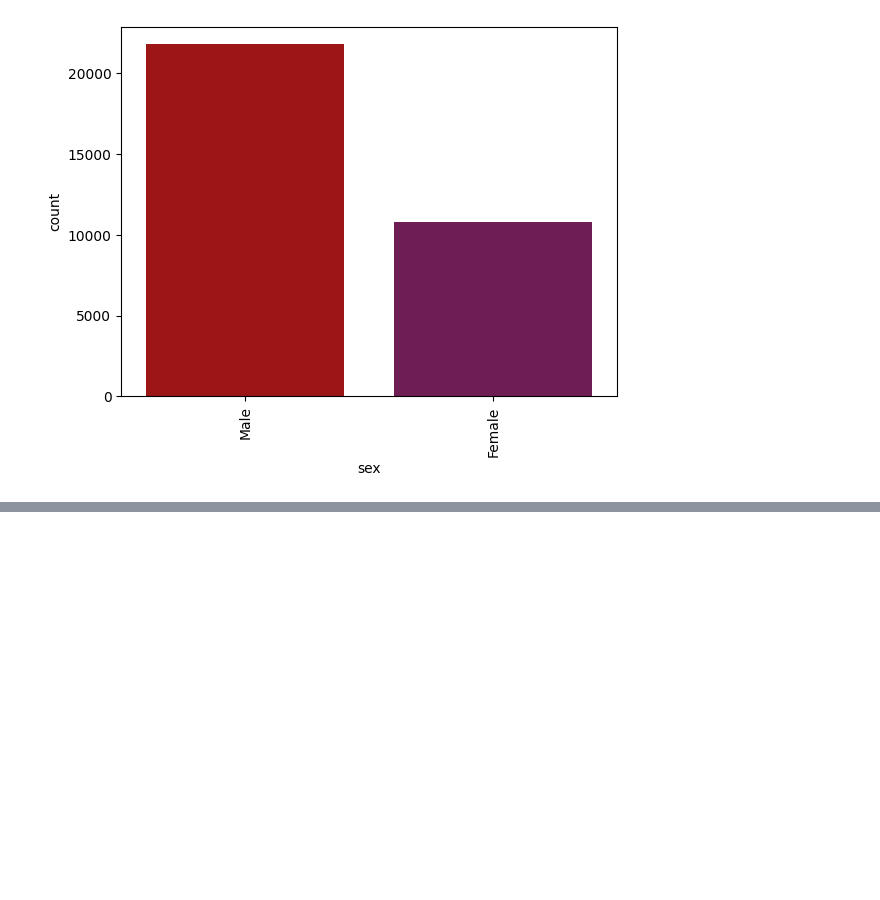
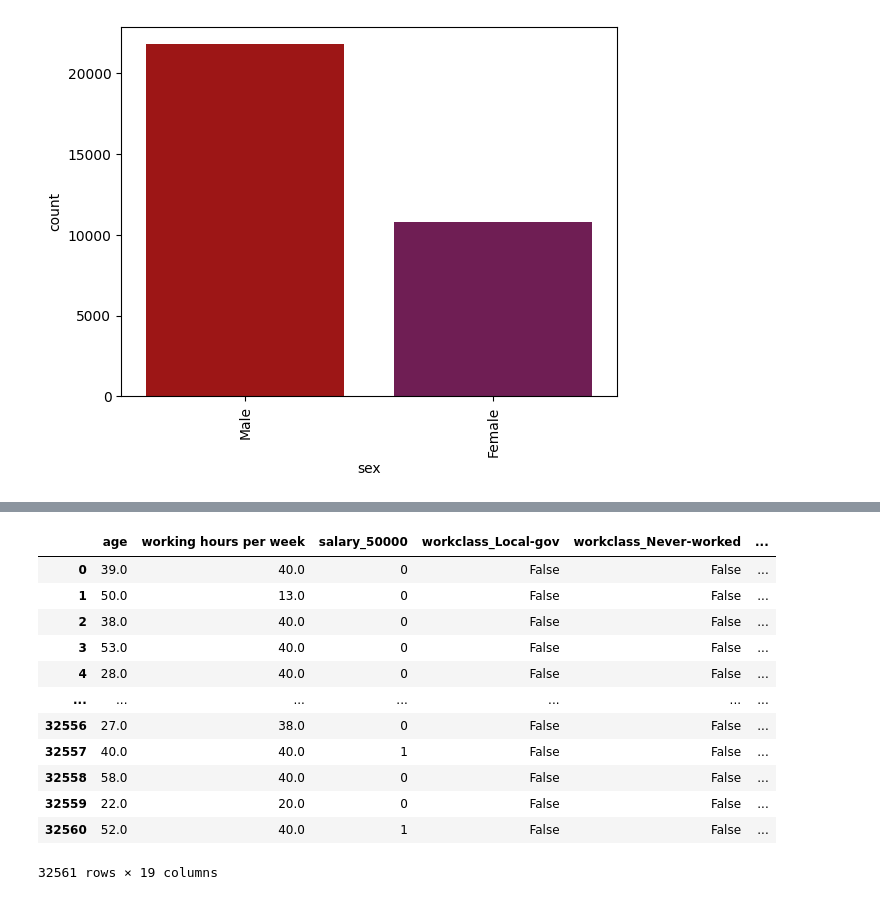
Before and after one commit to nikhil4859/Logistic-Regression, a Jupyter notebook: Salary_Prediction _Data.ipynb, the cells around one changed output, grey strips where cells are left out. Cells and saved outputs as stored; diff of their text form; code cells hidden in the pictures; blank space fills up the shorter version.

Commit message:
Kaggle Notebook | Salary Prediction Dataset | Version 1

```diff
--- a/Salary_Prediction _Data.ipynb
+++ b/Salary_Prediction _Data.ipynb
@@ -457,0 +492,20 @@ df['workclass'] = df['workclass'].replace(workclass_mapping)
+# %%
+pd.get_dummies(
+    df,
+    columns=['workclass', 'education', 'marrital status', 'occupation', 'sex'],
+    sparse = False,
+    drop_first = True)
+# %% [output]
+|  | age | working hours per week | salary_50000 | workclass_Local-gov | workclass_Never-worked | ... |
+| 0 | 39.0 | 40.0 | 0 | False | False | ... |
+| 1 | 50.0 | 13.0 | 0 | False | False | ... |
+| 2 | 38.0 | 40.0 | 0 | False | False | ... |
+| 3 | 53.0 | 40.0 | 0 | False | False | ... |
+| 4 | 28.0 | 40.0 | 0 | False | False | ... |
+| ... | ... | ... | ... | ... | ... | ... |
+| 32556 | 27.0 | 38.0 | 0 | False | False | ... |
+| 32557 | 40.0 | 40.0 | 1 | False | False | ... |
+| 32558 | 58.0 | 40.0 | 0 | False | False | ... |
+| 32559 | 22.0 | 20.0 | 0 | False | False | ... |
+| 32560 | 52.0 | 40.0 | 1 | False | False | ... |
+32561 rows × 19 columns
```
Also changed, not shown: parts of 5 cells of this notebook.
